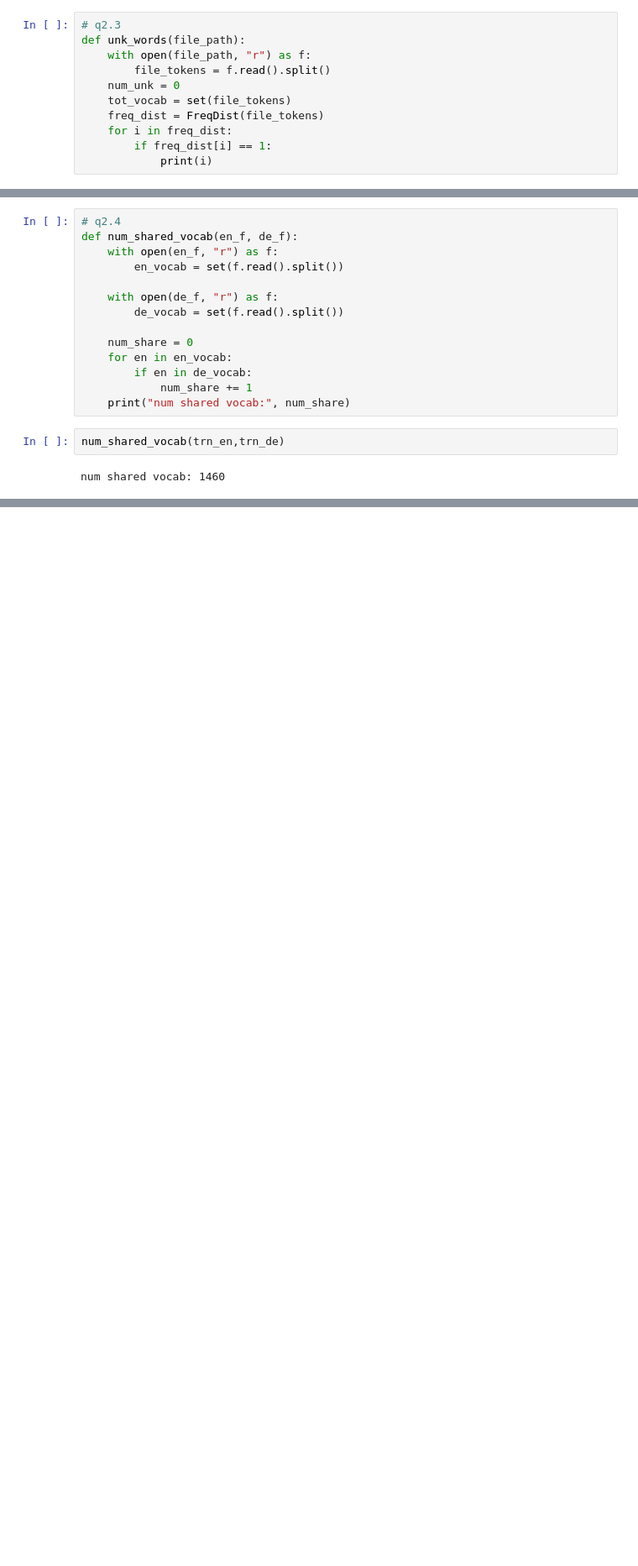
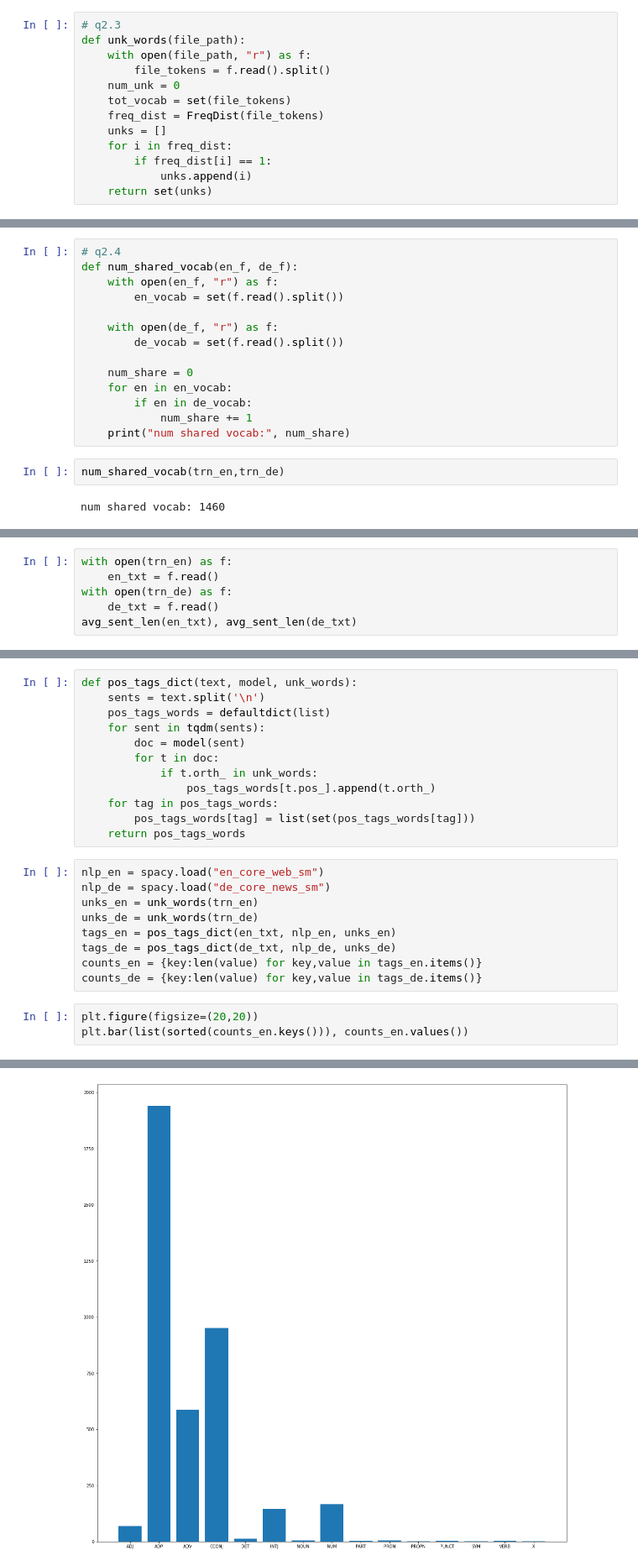
Before and after one commit to yichao-l/nlu_cw2, a Jupyter notebook: exp_yichao.ipynb, the cells around one changed output, grey strips where cells are left out. Shown: that part at 84% size. Cells and saved outputs as stored; diff of their text form; blank space fills up the shorter version.

```diff
--- a/exp_yichao.ipynb
+++ b/exp_yichao.ipynb
@@ -53,9 +53,11 @@ def unk_words(file_path):
     num_unk = 0
     tot_vocab = set(file_tokens)
     freq_dist = FreqDist(file_tokens)
+    unks = []
     for i in freq_dist:
         if freq_dist[i] == 1:
-            print(i)
+            unks.append(i)
+    return set(unks)
 # %%
 unk_words(trn_en)
 # %% [output]
@@ -96,0 +156,6 @@ num shared vocab: 1460
+# %%
+with open(trn_en) as f:
+    en_txt = f.read()
+with open(trn_de) as f:
+    de_txt = f.read()
+avg_sent_len(en_txt), avg_sent_len(de_txt)
@@ -96,0 +176,25 @@ num shared vocab: 1460
+# %%
+def pos_tags_dict(text, model, unk_words):
+    sents = text.split('\n')
+    pos_tags_words = defaultdict(list)
+    for sent in tqdm(sents):
+        doc = model(sent)
+        for t in doc:
+            if t.orth_ in unk_words:
+                pos_tags_words[t.pos_].append(t.orth_)
+    for tag in pos_tags_words:
+        pos_tags_words[tag] = list(set(pos_tags_words[tag]))
+    return pos_tags_words
+# %%
+nlp_en = spacy.load("en_core_web_sm")
+nlp_de = spacy.load("de_core_news_sm")
+unks_en = unk_words(trn_en)
+unks_de = unk_words(trn_de)
+tags_en = pos_tags_dict(en_txt, nlp_en, unks_en)
+tags_de = pos_tags_dict(de_txt, nlp_de, unks_de)
+counts_en = {key:len(value) for key,value in tags_en.items()}
+counts_de = {key:len(value) for key,value in tags_de.items()}
+# %%
+plt.figure(figsize=(20,20))
+plt.bar(list(sorted(counts_en.keys())), counts_en.values())
+# %% [output]
@@ -96,0 +202 @@ num shared vocab: 1460
+[figure, added]
```
Also changed, not shown: parts of 11 cells of this notebook.
